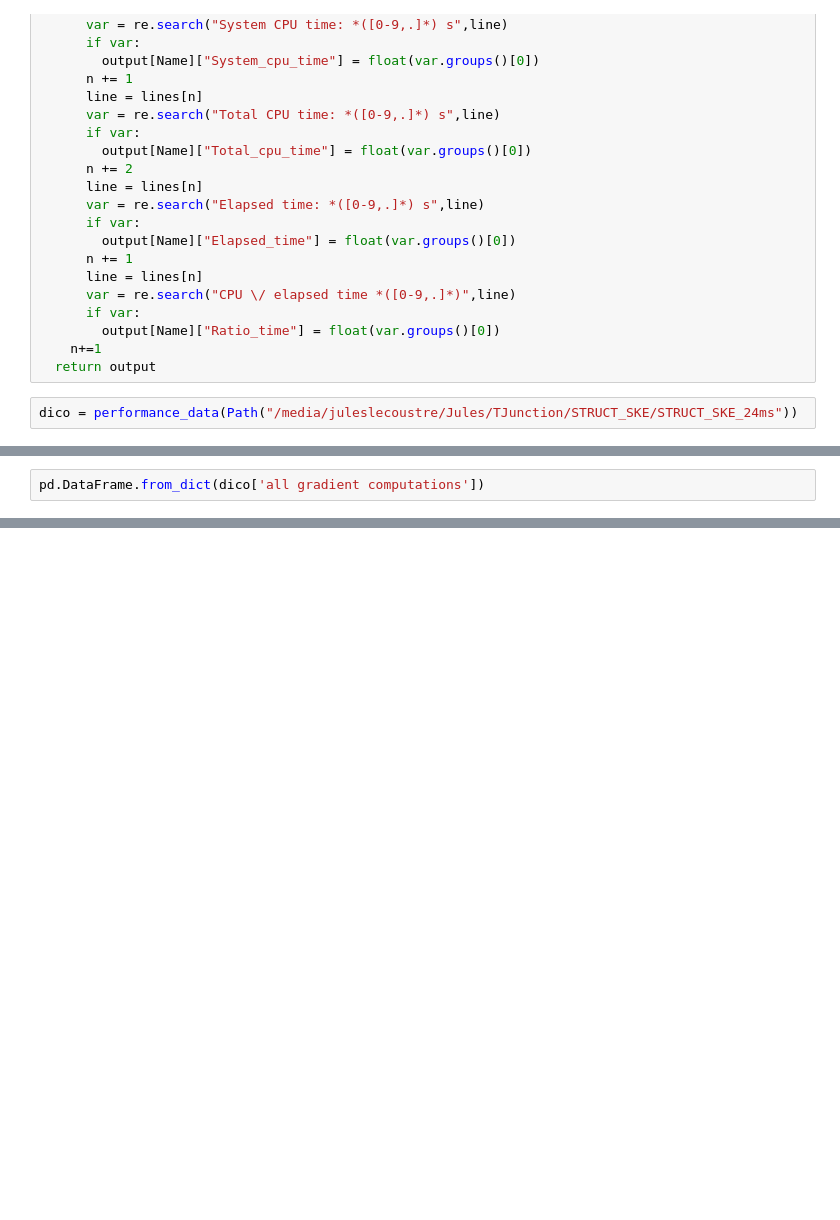
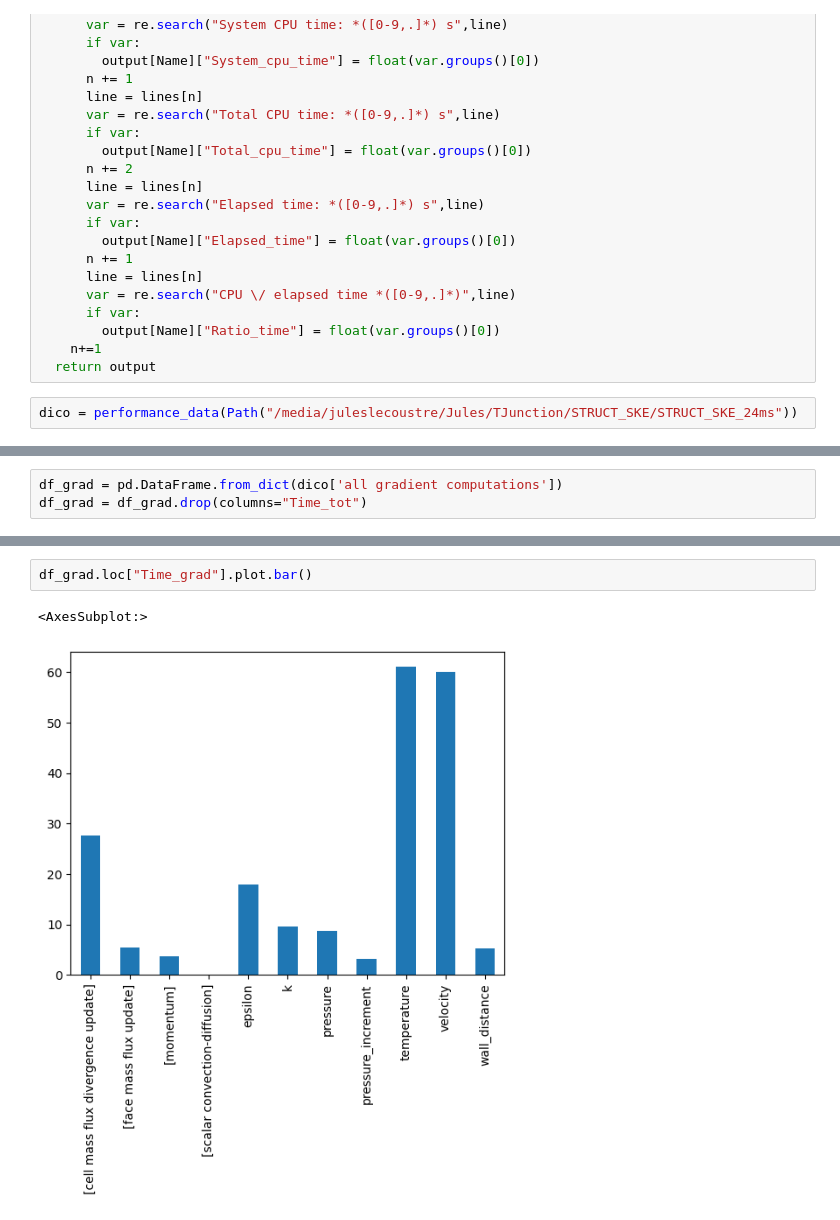
Before and after one commit to JulesL2/CS_Postprocess, a Jupyter notebook: Performances.ipynb, the cells around one changed output, grey strips where cells are left out. Drawn from its saved outputs; the diff is of its cells as text; blank space fills up the shorter version.

```diff
--- a/Performances.ipynb
+++ b/Performances.ipynb
@@ -172,2 +174,3 @@ pd.DataFrame.from_dict(dico['linear equation system solvers'])
 # %%
-pd.DataFrame.from_dict(dico['all gradient computations'])
+df_grad = pd.DataFrame.from_dict(dico['all gradient computations'])
+df_grad = df_grad.drop(columns="Time_tot")
@@ -198,0 +177,5 @@ pd.DataFrame.from_dict(dico)
+# %%
+df_grad.loc["Time_grad"].plot.bar()
+# %% [output]
+<AxesSubplot:>
+[figure, added]
```
Also changed, not shown: parts of 7 cells of this notebook, 1 other file.
